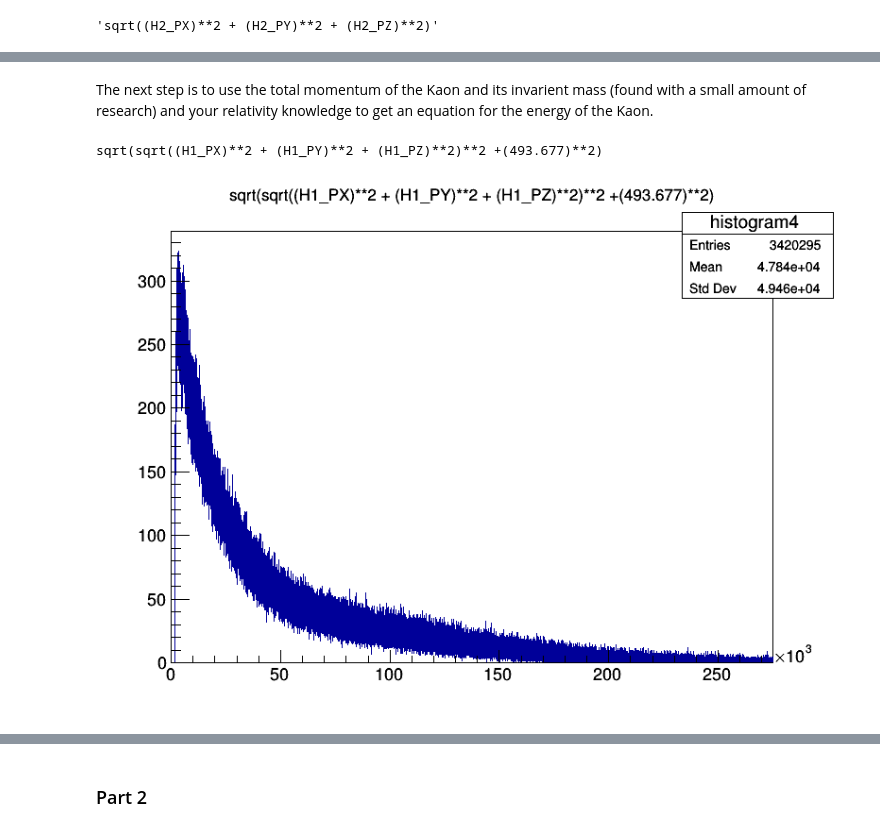
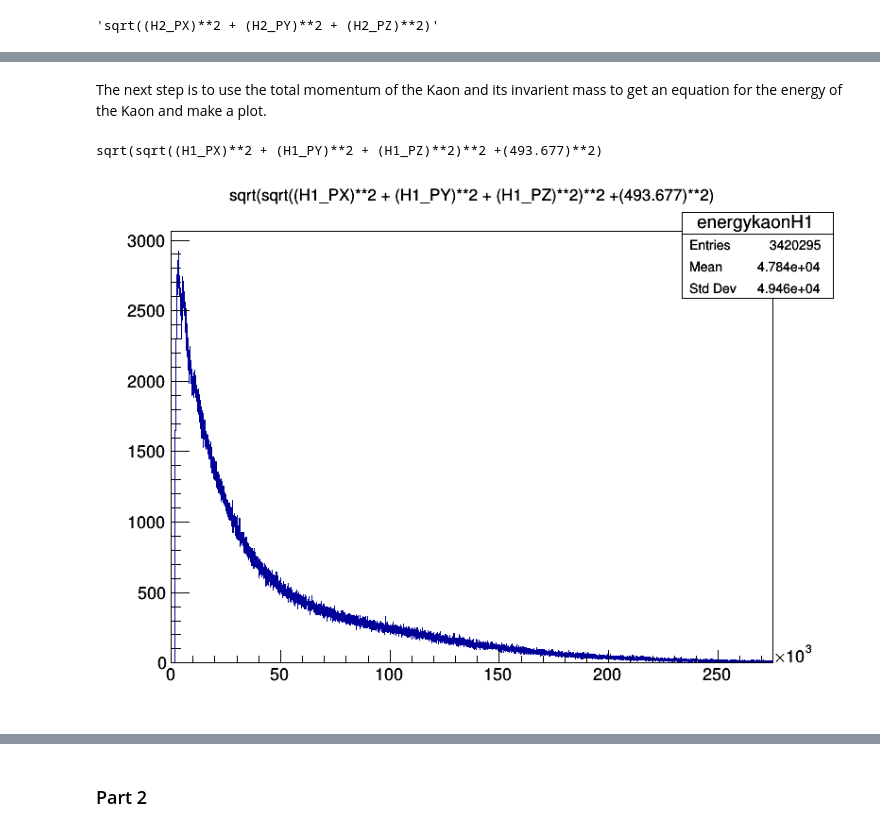
Before and after one commit to marijnwolf/marijnwolf, a Jupyter notebook: week_4_exercise_Marijn_Wolf.ipynb, the cells around one changed output, grey strips where cells are left out. Saved outputs shown, nothing was run; the diff lists cells and outputs as text; code cells hidden in the pictures.

```diff
--- a/week_4_exercise_Marijn_Wolf.ipynb
+++ b/week_4_exercise_Marijn_Wolf.ipynb
@@ -183,31 +183,31 @@ Warning in <TCanvas::Constructor>: Deleting canvas with same name: Momentums of
 # %% [markdown]
 
-The next step is to use the total momentum of the Kaon and its invarient mass (found with a small amount of research) and your relativity knowledge to get an equation for the energy of the Kaon.
+The next step is to use the total momentum of the Kaon and its invarient mass to get an equation for the energy of the Kaon and make a plot.
 # %%
 #####Energy calculation
 
 f = ROOT.TFile.Open("DATA/B2HHH_MagnetUp.root", "READONLY")
 
 tree=f.Get("DecayTree")
 
 c = 299792458     # m/s
 mkaon = 493.677   #meV/c^2
 
 
 def energy (p1):
   ekeon = "sqrt("+p_tot_daughter(p1)+"**2 +("+str(mkaon)+")**2)"       # (meV/c)
   return ekeon
 
 ############draw energy graph for p1
 e1 = ROOT.TCanvas("Energy","Energy",800,600)
-tree.Draw(energy(p1)+">>histogram4(100000,0,275000)")
-histogram4 = ROOT.gDirectory.Get("histogram4")
+tree.Draw(energy(p1)+">>energykaonH1(10000,0,275000)")
+histogram4 = ROOT.gDirectory.Get("energykaonH1")
 e1.Draw()
 
 print (energy(p1))
 # %% [output]
 sqrt(sqrt((H1_PX)**2 + (H1_PY)**2 + (H1_PZ)**2)**2 +(493.677)**2)
-[figure, old version]
+[figure, new version]
 # %%
 ############draw energy graph for p2
 e2 = ROOT.TCanvas("Energy","Energy",800,600)
```
Also changed, not shown: parts of 16 cells of this notebook.
